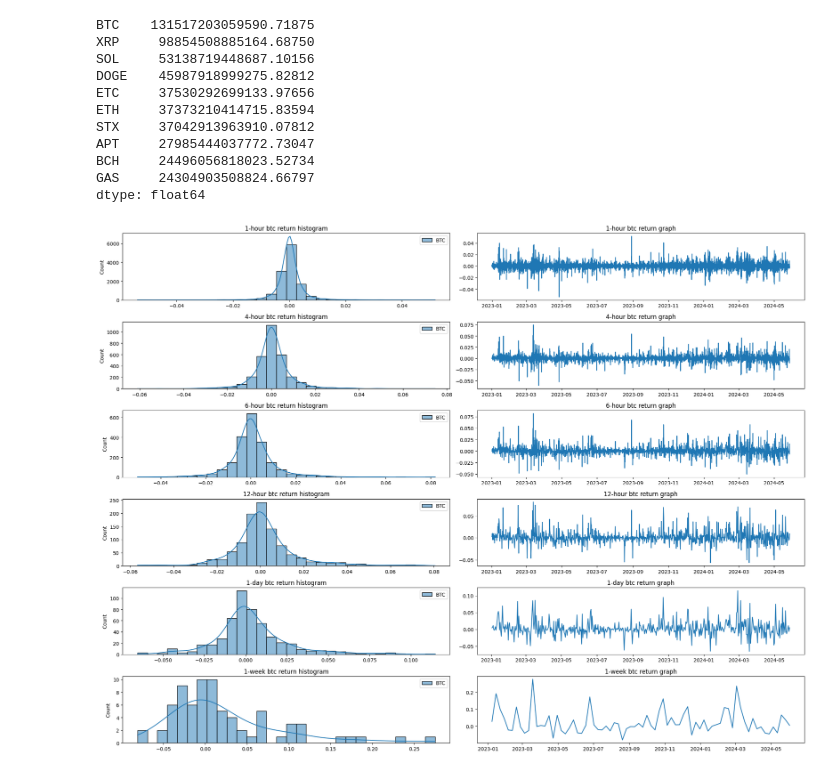
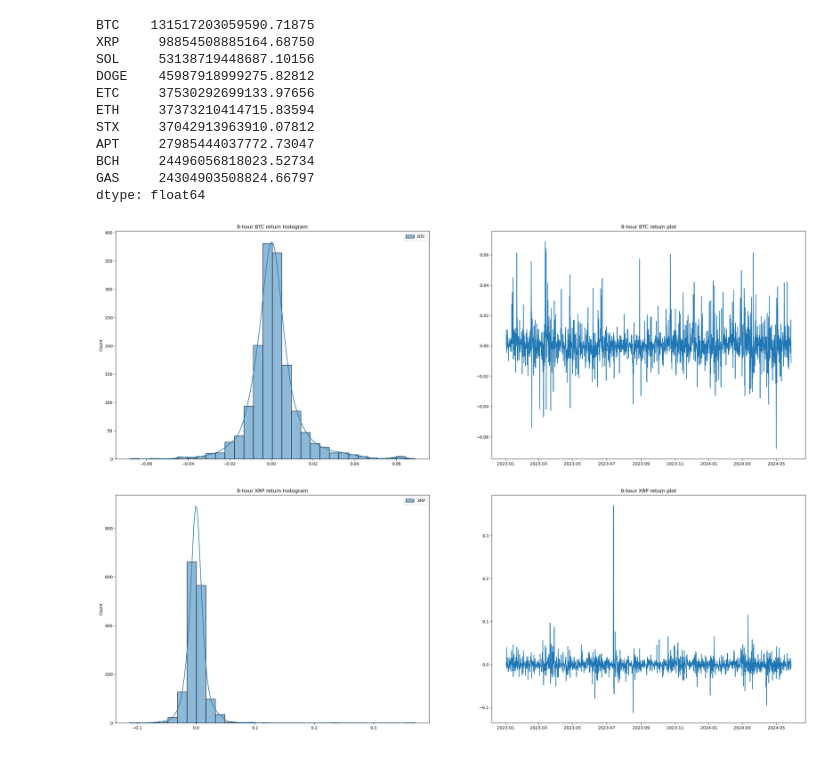
Before and after one commit to sangwon-woo/pairtrading, a Jupyter notebook: strategy.ipynb, the cells around one changed output. Cells and saved outputs as stored; diff of their text form; code cells hidden in the pictures.

```diff
--- a/strategy.ipynb
+++ b/strategy.ipynb
@@ -19,10 +20,10 @@ warnings.filterwarnings('ignore')
 # %%
 pd.set_option('display.float_format', lambda x: '%.5f' % x)
 # %%
-# price_df = feather.read_feather('data\\91_coin_price.feather')
-# volume_df = feather.read_feather('data\\91_coin_volume.feather')
-price_df = feather.read_feather('data/91_coin_price.feather')
-volume_df = feather.read_feather('data/91_coin_volume.feather')
+price_df = feather.read_feather('data\\91_coin_price.feather')
+volume_df = feather.read_feather('data\\91_coin_volume.feather')
+# price_df = feather.read_feather('data/91_coin_price.feather')
+# volume_df = feather.read_feather('data/91_coin_volume.feather')
 # %%
 n_cols = [i[4:] for i in price_df.columns]
 # %%
@@ -90,6 +91,15 @@ etc_6h_price = etc_price.resample('6H').agg({'ETC':'last'})
 eth_6h_price = eth_price.resample('6H').agg({'ETH':'last'})
 all_6h_list = [btc_6h_price, xrp_6h_price, sol_6h_price, doge_6h_price, etc_6h_price, eth_6h_price]
 
+# 8시간
+btc_8h_price = btc_price.resample('8H').agg({'BTC':'last'})
+xrp_8h_price = xrp_price.resample('8H').agg({'XRP':'last'})
+sol_8h_price = sol_price.resample('8H').agg({'SOL':'last'})
+doge_8h_price = doge_price.resample('8H').agg({'DOGE':'last'})
+etc_8h_price = etc_price.resample('8H').agg({'ETC':'last'})
+eth_8h_price = eth_price.resample('8H').agg({'ETH':'last'})
+all_8h_list = [btc_8h_price, xrp_8h_price, sol_8h_price, doge_8h_price, etc_8h_price, eth_8h_price]
+
 # 12시간
 btc_12h_price = btc_price.resample('12H').agg({'BTC':'last'})
 xrp_12h_price = xrp_price.resample('12H').agg({'XRP':'last'})
@@ -162,5 +172,25 @@ plt.plot(btc_1w_price.pct_change());
 plt.title('1-week btc return graph')
 
 plt.tight_layout();
-# %% [output]
-[figure, removed]
+# %%
+plt.figure(figsize=(30, 10));
+
+plt.subplot(1,2,1);
+sns.histplot(btc_8h_price.pct_change(),kde=True, bins=30);
+plt.title('8-hour BTC return histogram');
+plt.subplot(1,2,2);
+plt.plot(btc_8h_price.pct_change());
+plt.title('8-hour BTC return plot');
+# %% [output]
+[figure, added]
+# %%
+plt.figure(figsize=(30, 10));
+
+plt.subplot(1,2,1);
+sns.histplot(xrp_8h_price.pct_change(),kde=True, bins=30);
+plt.title('8-hour XRP return histogram');
+plt.subplot(1,2,2);
+plt.plot(xrp_8h_price.pct_change());
+plt.title('8-hour XRP return plot');
+# %% [output]
+[figure, added]
```
Also changed, not shown: parts of 15 cells of this notebook, 3 other files.
